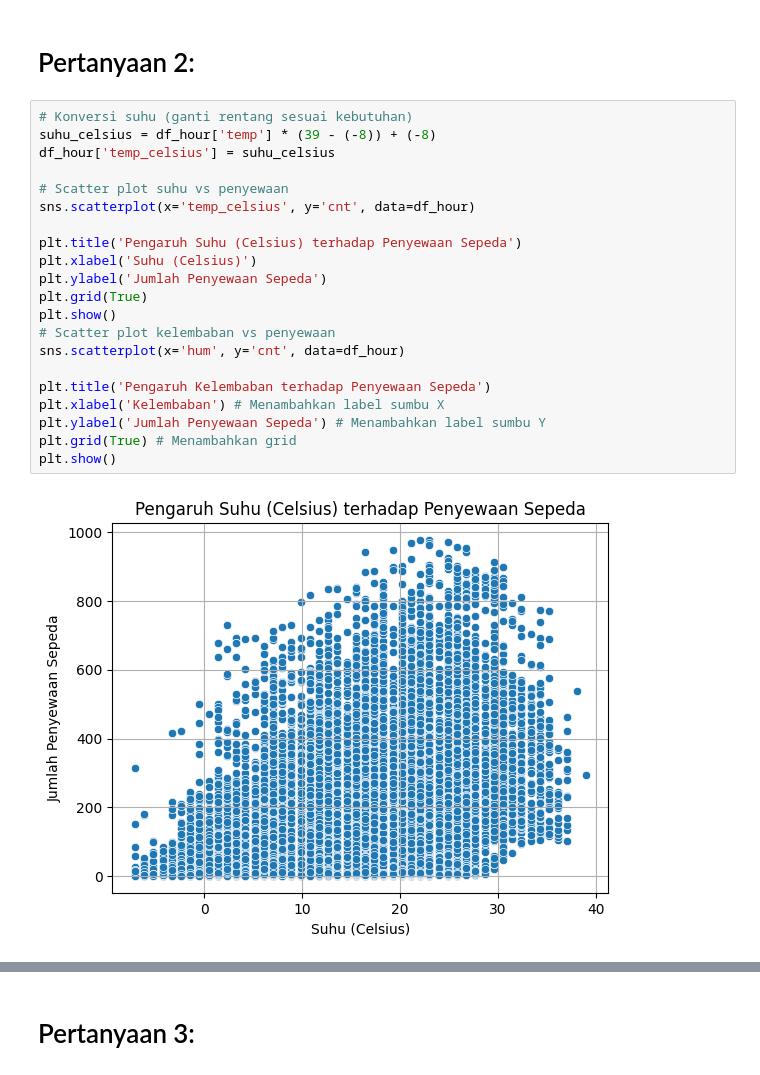
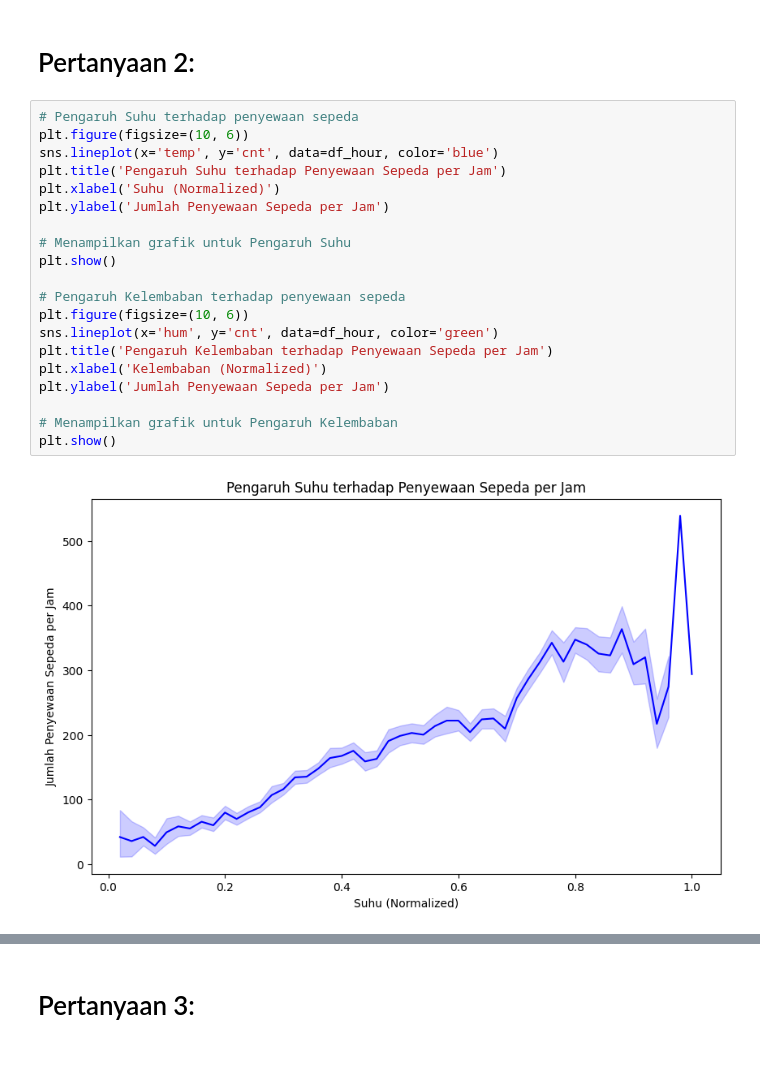
Before and after one commit to Galang2410/bike-sharing-analytics, a Jupyter notebook: notebook.ipynb, the cells around one changed output, grey strips where cells are left out. Saved outputs shown, nothing was run; the diff lists cells and outputs as text.

```diff
--- a/notebook.ipynb
+++ b/notebook.ipynb
@@ -205,25 +337,24 @@ windspeed  -0.234545 -0.229046    0.039511 -0.157944 -0.248489   1.000000
 # %% [markdown]
 # Pertanyaan 2:
 # %%
-# Konversi suhu (ganti rentang sesuai kebutuhan)
-suhu_celsius = df_hour['temp'] * (39 - (-8)) + (-8)
-df_hour['temp_celsius'] = suhu_celsius
+# Pengaruh Suhu terhadap penyewaan sepeda
+plt.figure(figsize=(10, 6))
+sns.lineplot(x='temp', y='cnt', data=df_hour, color='blue')
+plt.title('Pengaruh Suhu terhadap Penyewaan Sepeda per Jam')
+plt.xlabel('Suhu (Normalized)')
+plt.ylabel('Jumlah Penyewaan Sepeda per Jam')
 
-# Scatter plot suhu vs penyewaan
-sns.scatterplot(x='temp_celsius', y='cnt', data=df_hour)
+# Menampilkan grafik untuk Pengaruh Suhu
+plt.show()
 
-plt.title('Pengaruh Suhu (Celsius) terhadap Penyewaan Sepeda')
-plt.xlabel('Suhu (Celsius)')
-plt.ylabel('Jumlah Penyewaan Sepeda')
-plt.grid(True)
+# Pengaruh Kelembaban terhadap penyewaan sepeda
+plt.figure(figsize=(10, 6))
+sns.lineplot(x='hum', y='cnt', data=df_hour, color='green')
+plt.title('Pengaruh Kelembaban terhadap Penyewaan Sepeda per Jam')
+plt.xlabel('Kelembaban (Normalized)')
+plt.ylabel('Jumlah Penyewaan Sepeda per Jam')
+
+# Menampilkan grafik untuk Pengaruh Kelembaban
 plt.show()
-# Scatter plot kelembaban vs penyewaan
-sns.scatterplot(x='hum', y='cnt', data=df_hour)
-
-plt.title('Pengaruh Kelembaban terhadap Penyewaan Sepeda')
-plt.xlabel('Kelembaban') # Menambahkan label sumbu X
-plt.ylabel('Jumlah Penyewaan Sepeda') # Menambahkan label sumbu Y
-plt.grid(True) # Menambahkan grid
-plt.show()
 # %% [output]
-[figure, old version]
+[figure, new version]
```
Also changed, not shown: parts of 23 cells of this notebook, 1 other file.
